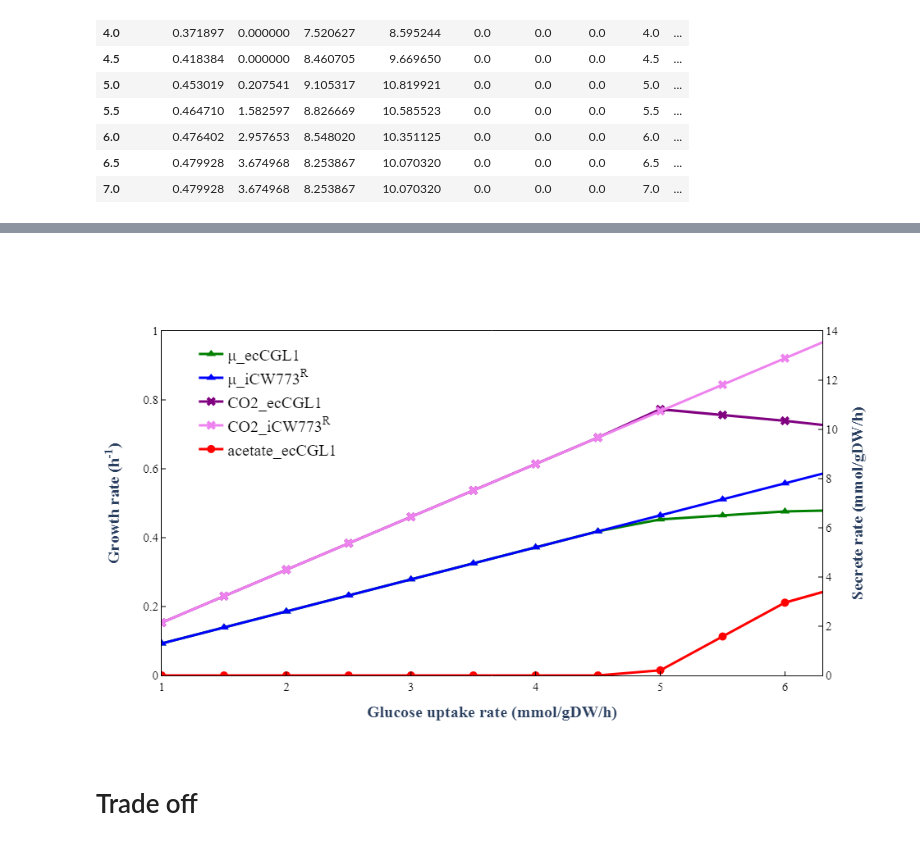
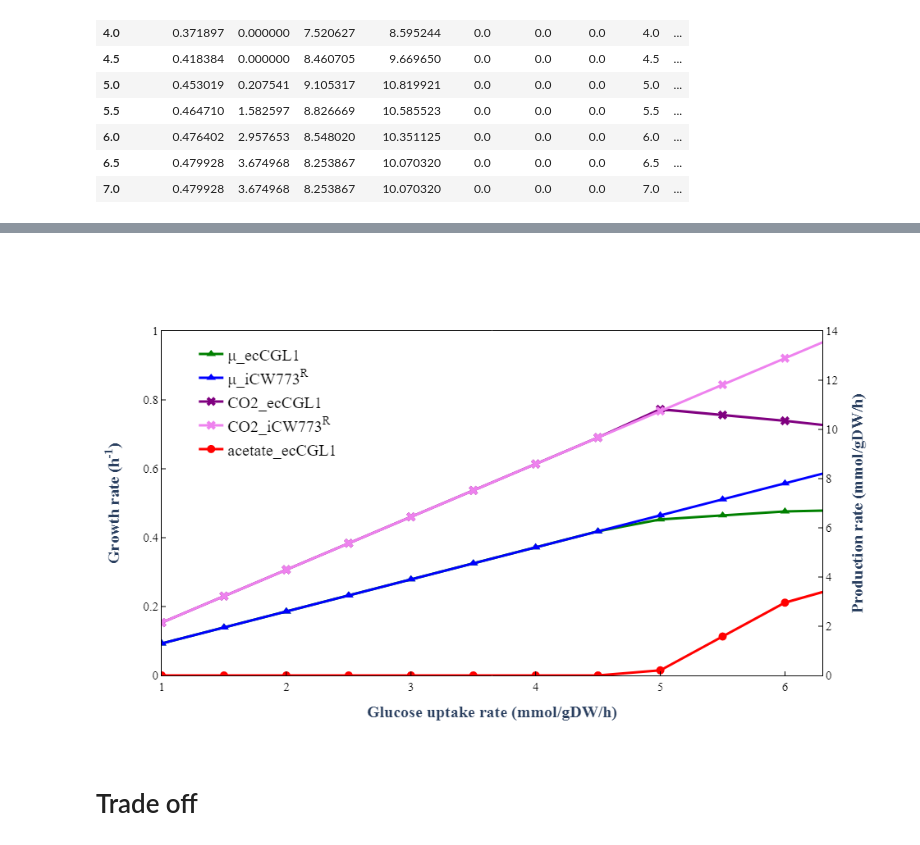
Before and after one commit to tibbdc/ecCGL1, a Jupyter notebook: 06_trade-off.ipynb, the cells around one changed output, grey strips where cells are left out. Saved outputs shown, nothing was run; the diff lists cells and outputs as text; code cells hidden in the pictures.

Commit message:
change legend

```diff
--- a/06_trade-off.ipynb
+++ b/06_trade-off.ipynb
@@ -78,31 +78,31 @@ yield_list
 # %%
 yield_list_pfba = pd.read_csv(yield_file)
 
 #Create traces
 trace5 = go.Scatter(x=yield_list_pfba['glucose'], y=yield_list_pfba['CO2_iCW773<sup>R</sup>'], mode='lines+markers', name='CO2_iCW773<sup>R</sup>',
                     marker={'color': 'violet', 'size': 10, 'symbol': 4},line={'color': 'violet', 'width': 3},xaxis= 'x2', yaxis="y2")
 trace4 = go.Scatter(x=yield_list_pfba['glucose'], y=yield_list_pfba['CO2_ecCGL1'], mode='lines+markers', name='CO2_ecCGL1',
                     marker={'color': 'purple', 'size': 10, 'symbol': 4},line={'color': 'purple', 'width': 3},xaxis= 'x2', yaxis="y2")
 trace3 = go.Scatter(x=yield_list_pfba['glucose'], y=yield_list_pfba['biomass_iCW773<sup>R</sup>'], mode='lines+markers',name='μ_iCW773<sup>R</sup>',
                     marker={'color': 'blue', 'symbol': 5, 'size': 10},line={'color': 'blue', 'width': 3})
 trace1 = go.Scatter(x=yield_list_pfba['glucose'], y=yield_list_pfba['acetate'], mode='lines+markers', name='acetate_ecCGL1',
                     marker={'color': 'red', 'size': 10},line={'color': 'red', 'width': 3},xaxis= 'x2', yaxis="y2")
 trace0 = go.Scatter(x=yield_list_pfba['glucose'], y=yield_list_pfba['biomass_ecCGL1'], mode='lines+markers',name='μ_ecCGL1',
                     marker={'color': 'green', 'symbol': 5, 'size': 10},line={'color': 'green', 'width': 3})
 data1 = [trace0, trace3,trace4,trace5,trace1]
 
 layout = go.Layout( plot_bgcolor='white',
                 xaxis= dict(title=dict(text="<b>Glucose uptake rate (mmol/gDW/h)<b>",font=dict(size=20,family='Times New Roman')),tickfont=dict(color= 'black',size=15,family='Times New Roman'),range=[1,6.3],linecolor='black',ticks='inside',tickcolor='black'),
                 xaxis2= dict(linecolor='black',showticklabels=False, overlaying= 'x', side= 'top',range=[1,6.3]),
                 yaxis=dict(title=dict(text="<b>Growth rate (h<sup>-1</sup>)<b>",font=dict(size=20,family='Times New Roman')),tickfont=dict(color= 'black',size=15,family='Times New Roman'),ticks='inside',tickcolor='black',linecolor='black',range=[0,1]),
-                yaxis2=dict(title=dict(text="<b>Secrete rate (mmol/gDW/h)<b>",font=dict(size=20,family='Times New Roman')),overlaying='y',tickfont=dict(color= 'black',size=15,family='Times New Roman'),ticks='inside',tickcolor='black',linecolor='black',side="right",range=[0,14]),
+                yaxis2=dict(title=dict(text="<b>Production rate (mmol/gDW/h)<b>",font=dict(size=20,family='Times New Roman')),overlaying='y',tickfont=dict(color= 'black',size=15,family='Times New Roman'),ticks='inside',tickcolor='black',linecolor='black',side="right",range=[0,14]),
                 legend=dict(x=0.05, y=0.98, font=dict(size=20, color="black",family='Times New Roman')),width=800,height=600)
 fig = go.Figure(data=data1, layout=layout)
 fig.write_image(trade_off_biomass_yield_figfile)
 fig.show()
 # %% [output]
 [interactive output not drawn]
-[figure, old version]
+[figure, new version]
 # %% [markdown]
 # Trade off
 # %%
```
Also changed, not shown: 1 other file.
